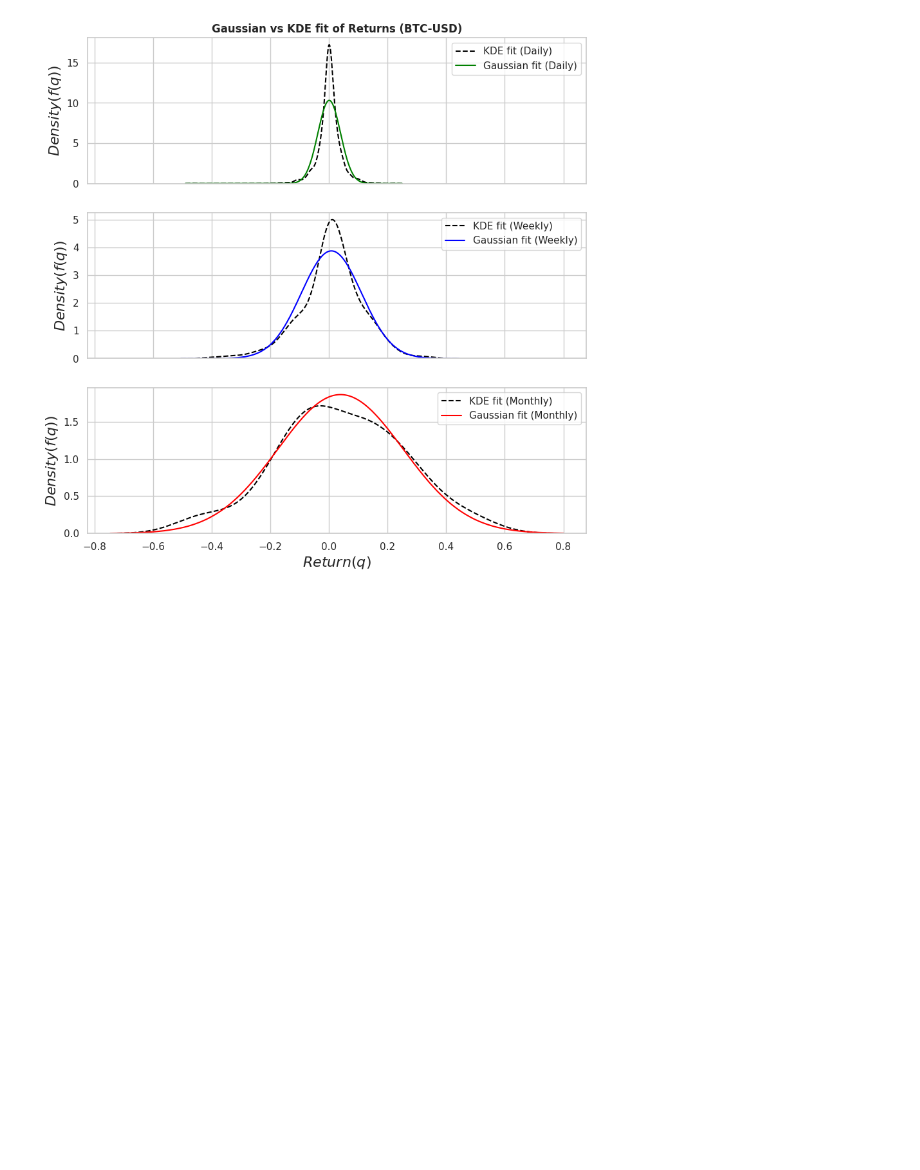
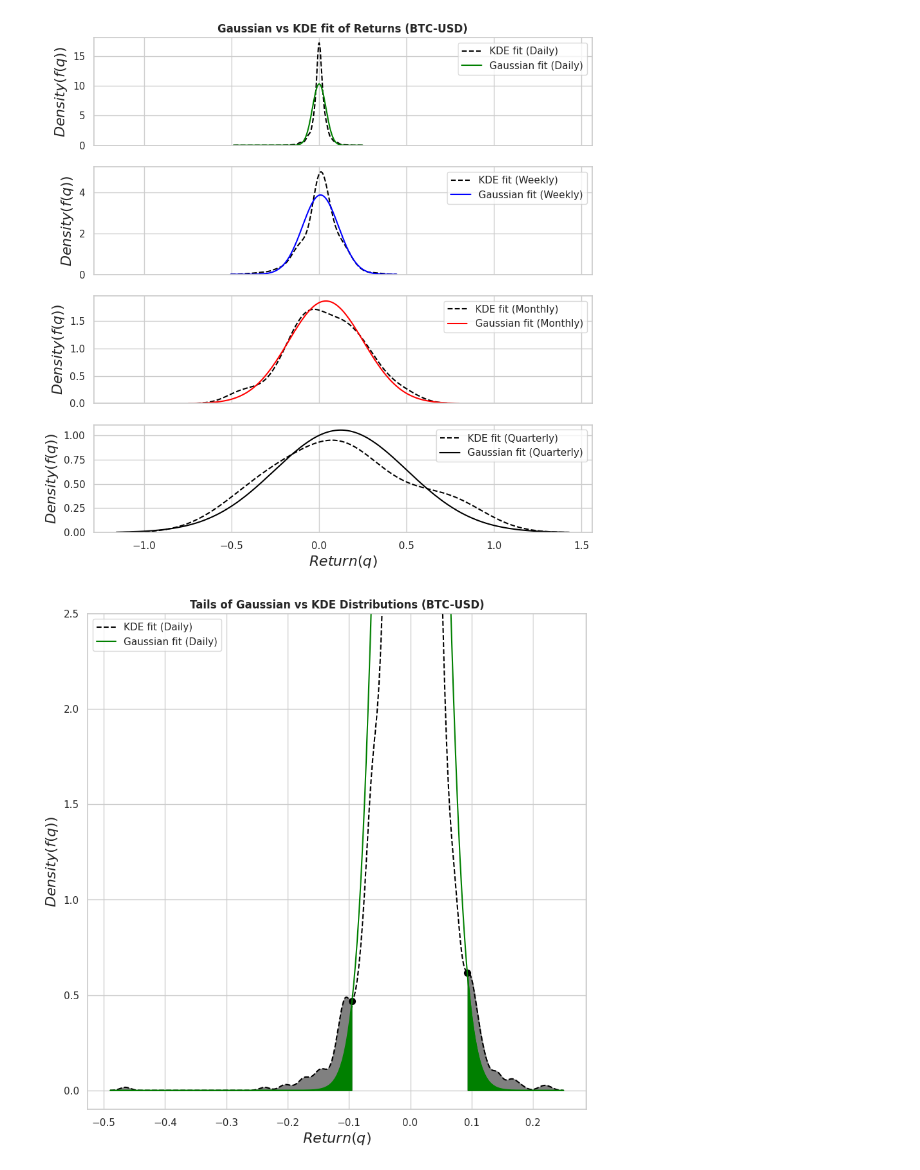
Before and after one commit to amirgholizad/tails_of_distributions, a Jupyter notebook: moving_distributions.ipynb, the cells around one changed output. Saved outputs shown, nothing was run; the diff lists cells and outputs as text; code cells hidden in the pictures; blank space fills up the shorter version.

Commit message:
calculated tails and compared with other features

```diff
--- a/moving_distributions.ipynb
+++ b/moving_distributions.ipynb
@@ -128,9 +128,8 @@ plt.show()
 # %%
-PDF = []
-fig, axes = plt.subplots(nrows=3, ncols=1, figsize=(10, 10), sharex=True)
+fig, axes = plt.subplots(nrows=4, ncols=1, figsize=(10, 10), sharex=True)
 grid_size = 1000
 axes[0].set_title("Gaussian vs KDE fit of Returns ({})".format(ticker), fontweight="bold")
-for (interval, Return), color, ax in zip(data_base.items(), ["green", "blue", "red"], axes):
+for interval, color, ax in zip(intervals, ["green", "blue", "red", "black"], axes):
     PDF = fs.density_function(returns[interval], size=grid_size,
                               common_norm=False, color='black',
                               clf=False, ax=ax, linestyle='--',
@@ -144,4 +143,8 @@ ax.set_xlabel(xlabel="$Return(q)$", fontweight="bold", style="italic", fontsize
 sns.set(style="whitegrid")
 plt.show();
 # %% [output]
-[figure, old version]
+[figure, new version]
+# %%
+fs.tails_graph(ticker=ticker, returns=returns, interval="Daily", grid_size=1000)
+# %% [output]
+[figure, added]
```
Also changed, not shown: parts of 16 cells of this notebook, 2 other files.
